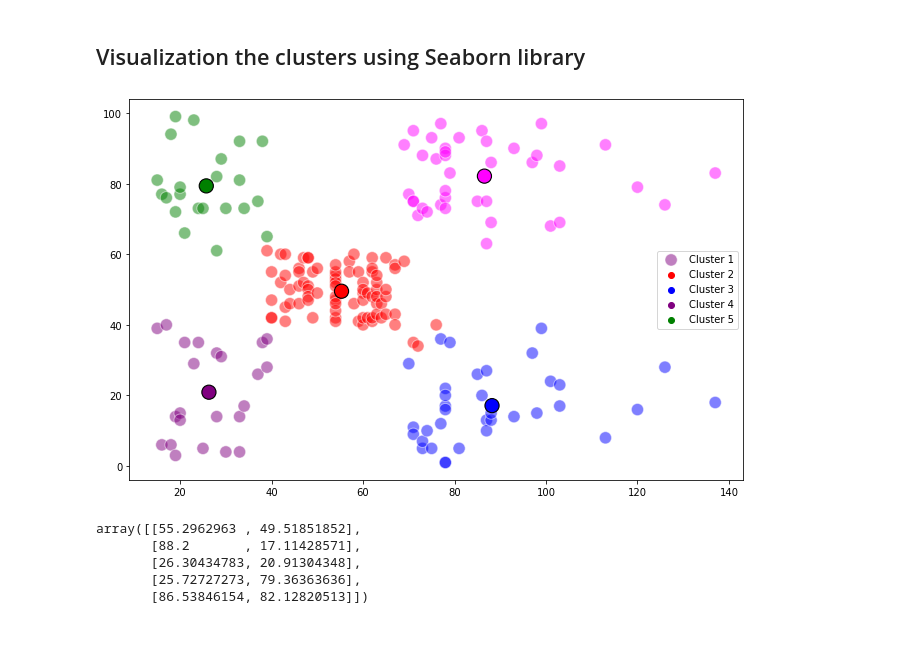
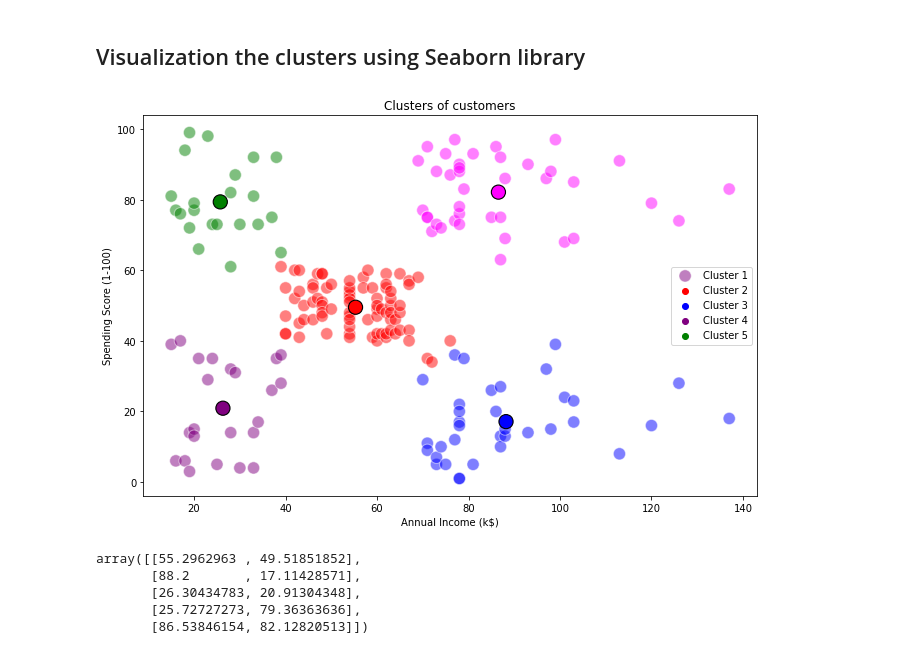
Before and after one commit to santoshgithub/Machine-Learning-Algorithms, a Jupyter notebook: K-Means-Clustering/k_means_clustering.ipynb, the cells around one changed output. Cells and saved outputs as stored; diff of their text form; code cells hidden in the pictures.

```diff
--- a/K-Means-Clustering/k_means_clustering.ipynb
+++ b/K-Means-Clustering/k_means_clustering.ipynb
@@ -68,15 +68,18 @@ plt.show()
 # %%
 import seaborn as sns
 plt.figure(figsize=(11,7))
 colors = ['red', 'blue', 'purple', 'green','magenta']
 ax = sns.scatterplot(X[:, 0], X[:, 1], hue=y_kmeans, palette=colors, alpha=0.5, s=150)
 
 means = np.vstack([X[y_kmeans == i].mean(axis=0) for i in range(5)])
 ax = sns.scatterplot(means[:, 0], means[:, 1], hue=range(5), palette=colors, s=200, ec='black', legend=False, ax=ax)
 plt.legend(labels=['Cluster 1', 'Cluster 2','Cluster 3','Cluster 4','Cluster 5'])
+plt.title('Clusters of customers')
+plt.xlabel('Annual Income (k$)')
+plt.ylabel('Spending Score (1-100)')
 plt.show()
 # %% [output]
-[figure, old version]
+[figure, new version]
 # %%
 kmeans.cluster_centers_
 # %% [output]
```
